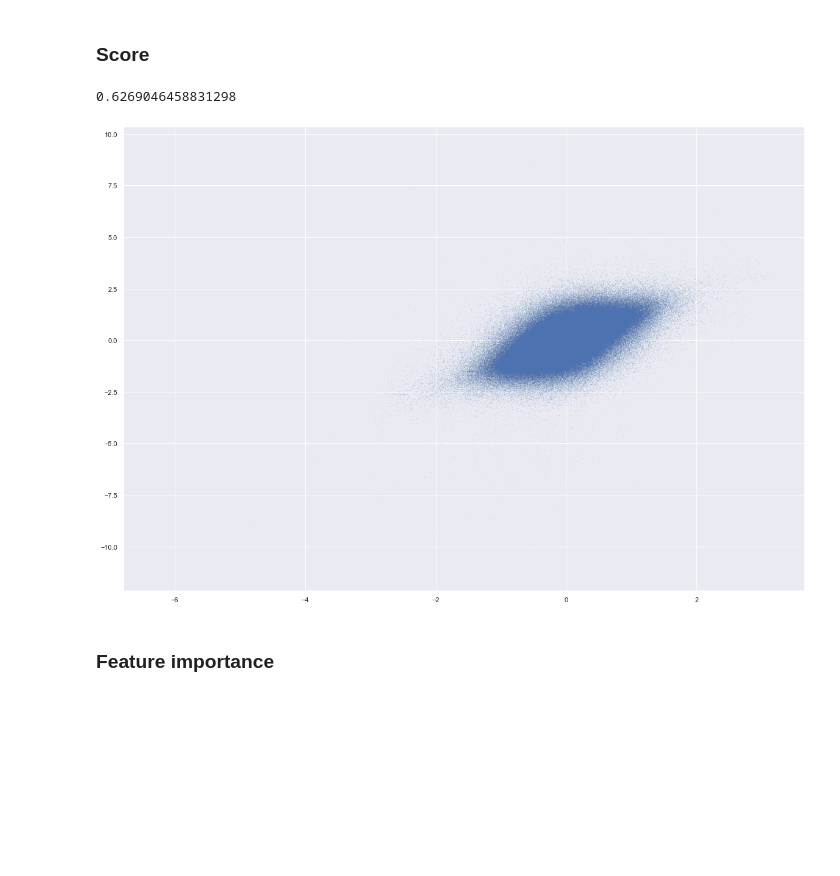
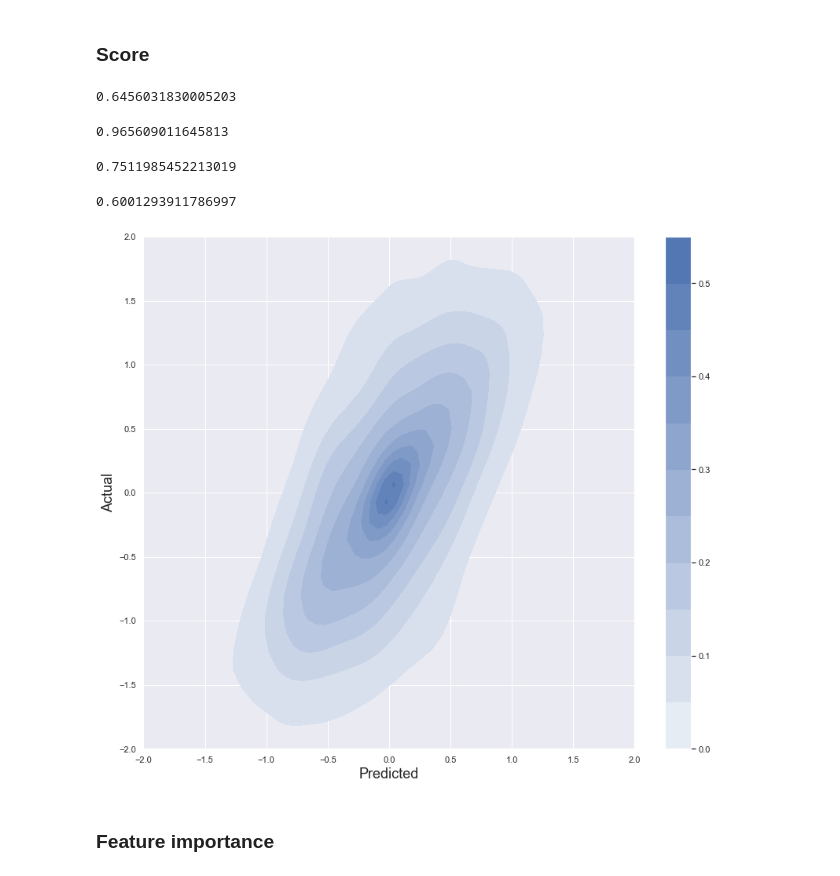
Before and after one commit to pstetz/slowmo, a Jupyter notebook: src/sklearn.ipynb, the cells around one changed output. Cells and saved outputs as stored; diff of their text form; code cells hidden in the pictures; blank space fills up the shorter version.

```diff
--- a/src/sklearn.ipynb
+++ b/src/sklearn.ipynb
@@ -52,7 +81,5 @@ Please use `tqdm.notebook.tqdm` instead of `tqdm.tqdm_notebook`
 # %%
+import pandas as pd
 df = pd.read_feather("/Users/pstetz/Desktop/confidential/.project/summary/norm_all.feather")
-df = df.sample(frac=1)
-df = df.reset_index(drop=True)
-train_x, test_x = train_test_split(df, random_state=5, train_size=1) #, train_size=0.80)
-train_y = train_x.pop("pred")
-test_y = test_x.pop("pred")
+# df = df.sample(frac=1)
+# df = df.reset_index(drop=True)
@@ -59,3 +94,10 @@ test_y = test_x.pop("pred")
+# %%
+features = [c for c in df.columns if "next" not in c]
+df = df[features]
+# %%
+train_x, test_x = train_test_split(df, random_state=5, train_size=0.80)
+train_y = train_x.pop("pred")
+test_y = test_x.pop("pred")
 # %% [markdown]
 ### Training
 
@@ -153,13 +205,31 @@ with open(model_filepath, 'wb') as f:
 # %%
 expected = model.predict(test_x)
-score = mean_squared_error(test_y, expected)
+score = mean_absolute_error(test_y, expected)
+print(score)
+# %% [output]
+0.6456031830005203
+# %%
+mean_squared_error(test_y, np.zeros(test_y.shape))
+# %% [output]
+0.965609011645813
+# %%
+# mean_absolute_error(test_y, (test_x["next"] + test_x["prev"]) / 2)
+mean_absolute_error(test_y, test_x["prev"])
+# %% [output]
+0.7511985452213019
 # %%
 print(score)
-fig, ax = plt.subplots(figsize=(20, 14))
-ax.plot(expected, test_y, ".", markersize=0.1);
+N = 10000
+fig, ax = plt.subplots(figsize=(14, 12))
+# ax.plot(expected, test_y, ".", markersize=0.1)
+sns.kdeplot(expected[:N], test_y[:N], shade=True, shade_lowest=False, cbar=True)
+plt.xlabel("Predicted", fontsize=18)
+plt.ylabel("Actual", fontsize=18)
+plt.xlim([-2, 2])
+plt.ylim([-2, 2]);
 # %% [output]
-0.6269046458831298
+0.6001293911786997
-[figure, old version]
+[figure, new version]
 # %% [markdown]
 ### Feature importance
 # %%
```
Also changed, not shown: parts of 9 cells of this notebook, 1 other file.
